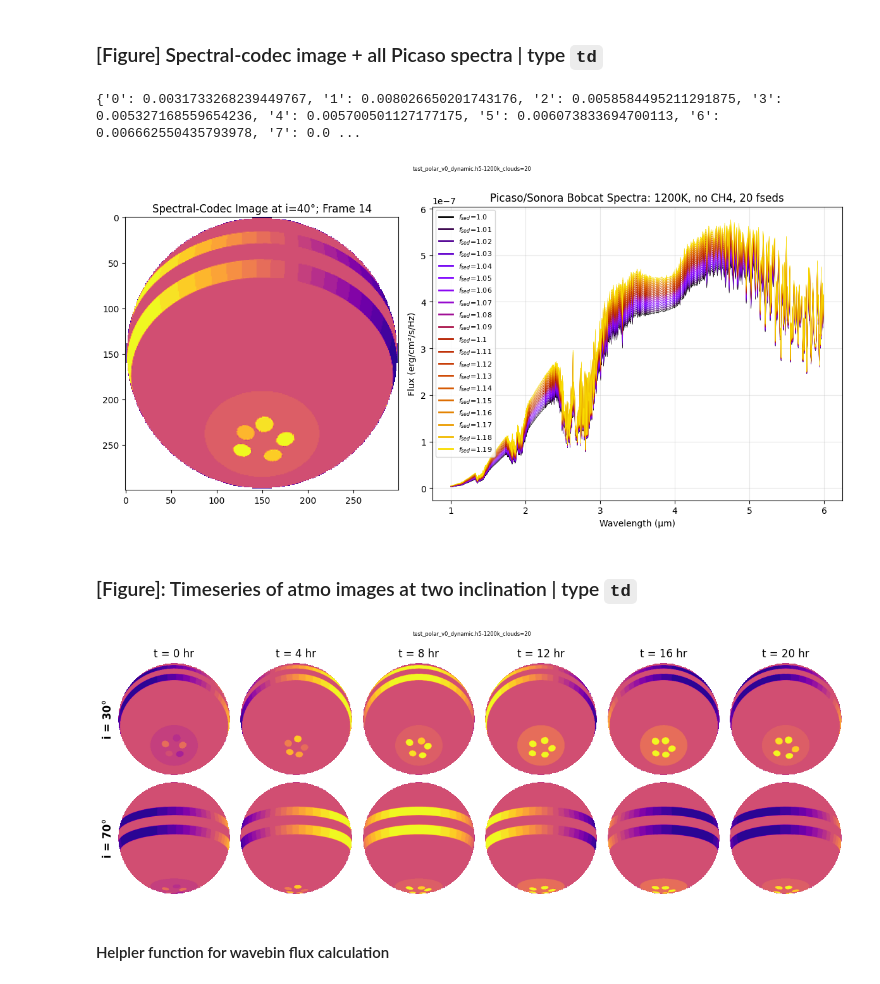
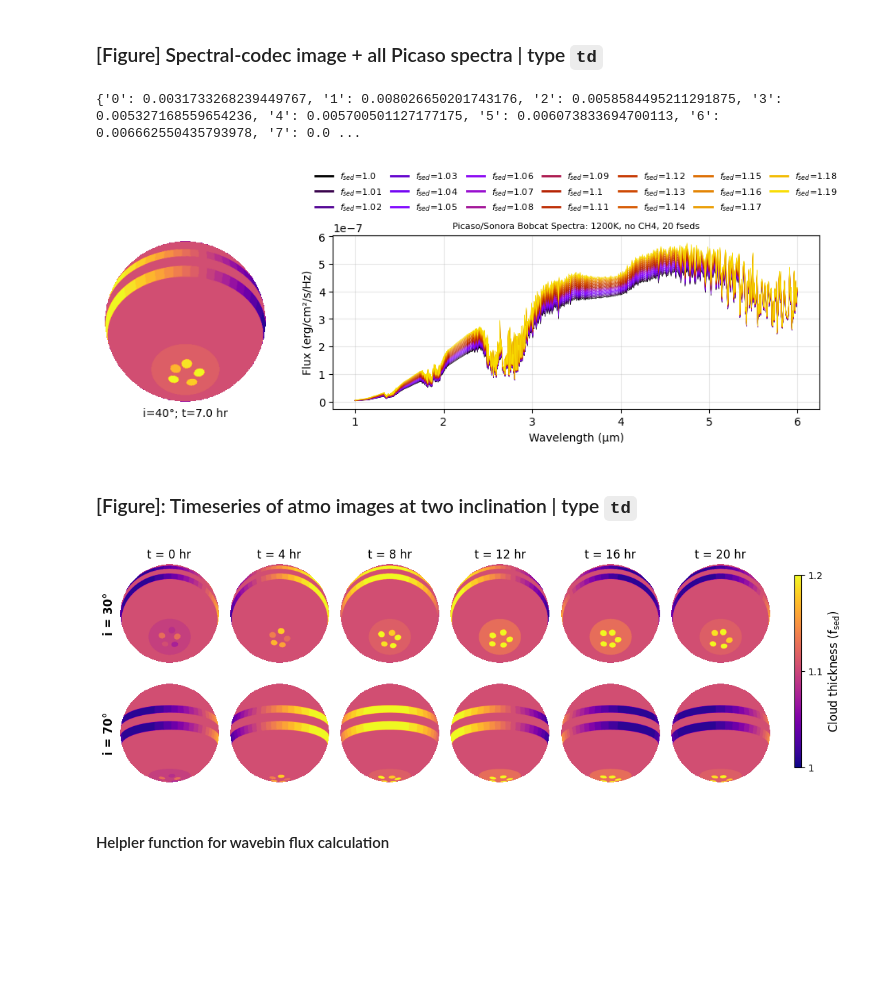
Before and after one commit to fudanguyen/polarVortexJwst, a Jupyter notebook: spec_module/customFigs.ipynb, the cells around one changed output. Saved outputs shown, nothing was run; the diff lists cells and outputs as text; code cells hidden in the pictures; blank space fills up the shorter version.

```diff
--- a/spec_module/customFigs.ipynb
+++ b/spec_module/customFigs.ipynb
@@ -20,8 +20,8 @@ if not os.path.exists(plotDir):
     os.makedirs(plotDir)
 print("Saving plots to ", plotDir)
 
-test = True
-# test = False
+# test = True
+test = False
 # %% [output]
 Saving plots to  /Users/nguyendat/Documents/GitHub/polarVortexJwst/paperPlots
 # %% [markdown]
@@ -189,41 +172,46 @@ if test:
 # save = False
 save = True
 
-fig, axes = plt.subplots(1, 2, figsize=(12, 6), width_ratios=[1, 1.5])
+fig, axes = plt.subplots(1, 2, figsize=(10, 4), width_ratios=[1, 3])
 codename = photrunName_td + '-' + default_specConfigName
 if test: fig.suptitle(codename, fontsize=6)
 
 ax = axes[0]
 frame_id = 14
 ax.imshow(codecs_td['40'][frame_id]['composite'], cmap='plasma')
-ax.set_title(f'Spectral-Codec Image at i=40°; Frame {frame_id}')
+ax.set_xlabel(f'i=40°; t={frame_id/2} hr', fontsize=10)
 print(codecs_td['40'][frame_id]['fractions']['fractions'])
+ax.set_xticks([]), ax.set_yticks([])
+for spines in ax.spines.values():
+    spines.set_visible(False)
 
 # ===== Plot 1: All individual spectra =====
 ax = axes[1]
 for codec_id in range(n):  # Plot all codec
     wave_i, flux_i = codec_loaded_td.load_spectrum(codec_id)
     ax.plot(wave_i, flux_i, alpha=1, lw=0.5, color=plt.cm.gnuplot(codec_id / n))
     ax.plot([], [], lw=2, color=plt.cm.gnuplot(codec_id / n),
             label=r'$f_{sed}$='+f'{fsed_list[codec_id][1]}')  # For legend
 
-ax.set_xlabel('Wavelength (μm)')
-ax.set_ylabel('Flux (erg/cm²/s/Hz)')
-ax.set_title('Picaso/Sonora Bobcat Spectra: 1200K, no CH4, 20 fseds')
-ax.legend(fontsize=8)
+ax.set_xlabel('Wavelength (μm)', fontsize=10)
+ax.set_ylabel('Flux (erg/cm²/s/Hz)', fontsize=10)
+ax.set_title('Picaso/Sonora Bobcat Spectra: 1200K, no CH4, 20 fseds', fontsize=8)
+# Move legend above plot with multiple columns
+ax.legend(fontsize=8, bbox_to_anchor=(0.5, 1.25), loc='center', ncol=7,
+          frameon=False, columnspacing=1.0)
 ax.set_yscale('linear')
 ax.grid(True, alpha=0.3)
 
 plt.tight_layout()
 handle = f'all_codecs_{codename}.pdf'
 save_path = os.path.join(plotDir, handle)
 if save:
     plt.savefig(save_path, dpi=300, bbox_inches='tight')
 plt.show()
 plt.close(fig)
 # %% [output]
 {'0': 0.0031733268239449767, '1': 0.008026650201743176, '2': 0.0058584495211291875, '3': 0.005327168559654236, '4': 0.005700501127177175, '5': 0.006073833694700113, '6': 0.006662550435793978, '7': 0.0 ...
-[figure, old version]
+[figure, new version]
 # %% [markdown]
 ### [Figure]: Timeseries of atmo images at two inclination | type `td`
 # %%
@@ -232,7 +220,7 @@ save = True
 # save = False
 codename = photrunName_td + '-' + default_specConfigName
 
-fig, axes = plt.subplots(2, 6, figsize=(12, 4.5))
+fig, axes = plt.subplots(2, 6, figsize=(10, 4))
 
 if test: fig.suptitle(codename, fontsize=6)
 
@@ -251,6 +239,15 @@ for i, inclin in enumerate(['30', '70']):
         for spine in ax.spines.values():
             spine.set_visible(False)
 
+## add a vertical colorbar
+cbar_ax = fig.add_axes([1.02, 0.15, 0.01, 0.7])  # [left, bottom, width, height]
+cbar = fig.colorbar(plt.cm.ScalarMappable(cmap='plasma', norm=plt.Normalize(vmin=80, vmax=150)),
+                    cax=cbar_ax)
+cbar.set_label(r'Cloud thickness (f$_\mathrm{sed}$)', fontsize=12)
+# change ticks to 1.0 - 1.2
+cbar.set_ticks([80, 115, 150])
+cbar.set_ticklabels(['1', '1.1', '1.2'])
+
 plt.tight_layout()
 handle = f'atmo_images_{codename}.pdf'
 save_path = os.path.join(plotDir, handle)
@@ -259,7 +256,7 @@ if save:
 plt.show()
 plt.close(fig)
 # %% [output]
-[figure, old version]
+[figure, new version]
 # %% [markdown]
 #### Helpler function for wavebin flux calculation
 # %%
```
Also changed, not shown: parts of 15 cells of this notebook, 25 other files.
